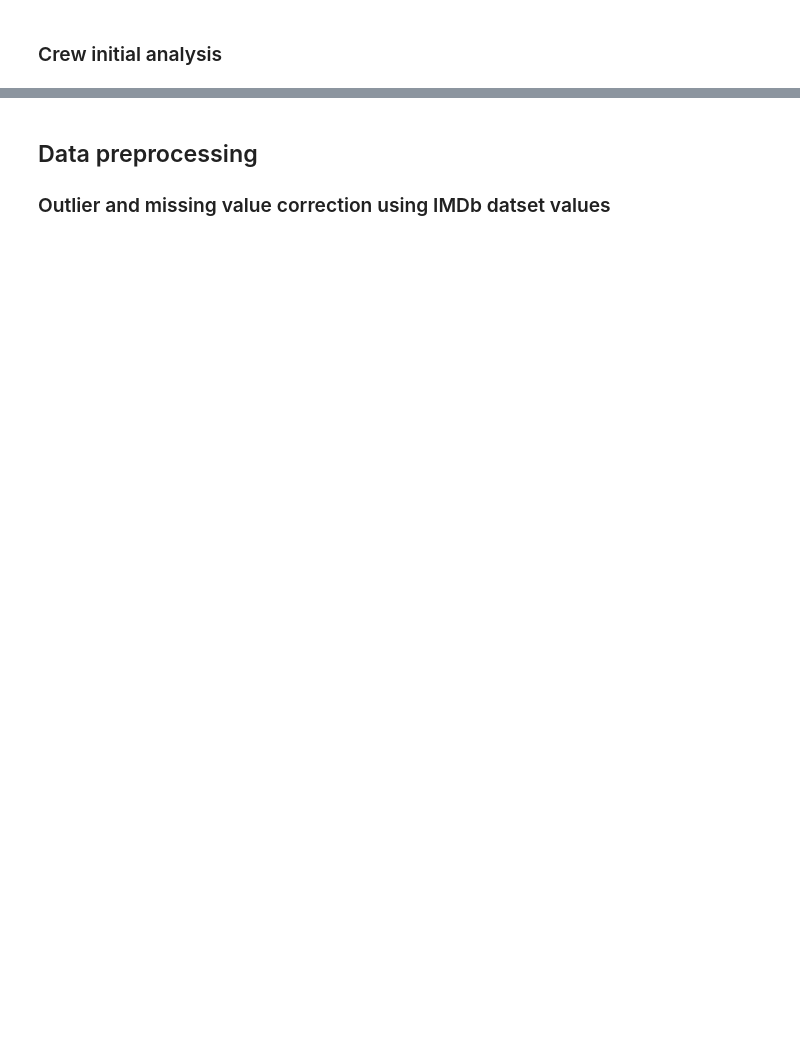
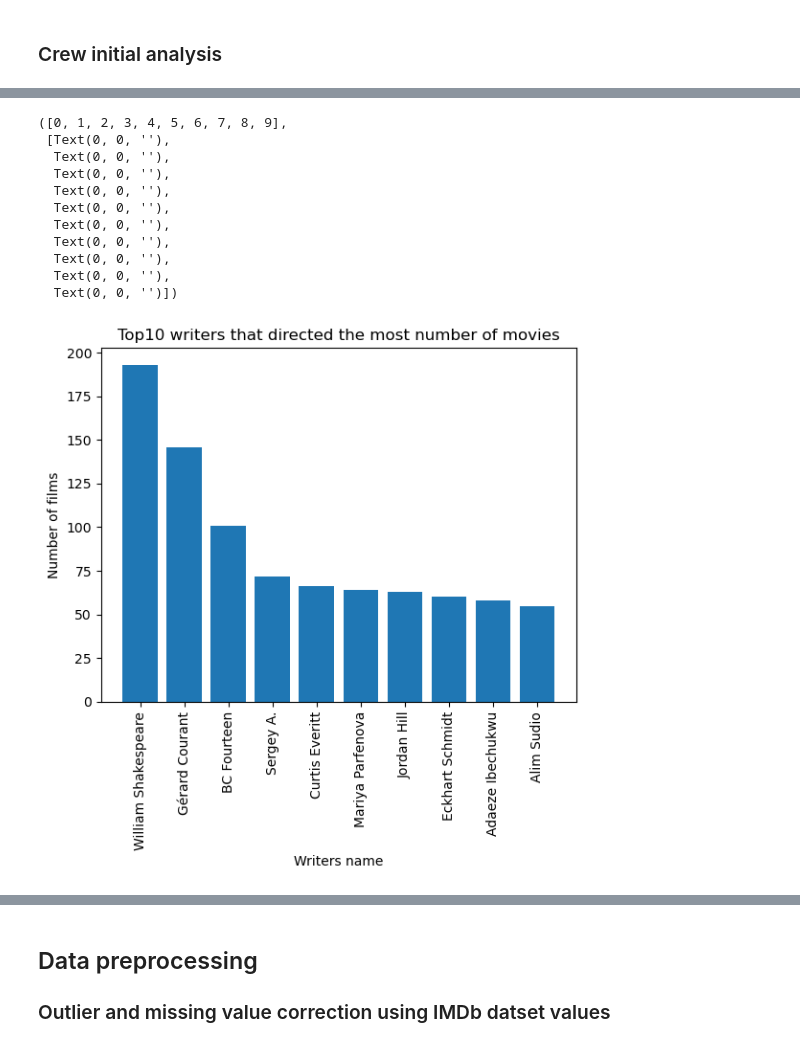
Before and after one commit to epfl-ada/ada-2022-project-shno, a Jupyter notebook: cmu_analysis.ipynb, the cells around one changed output, grey strips where cells are left out. Saved outputs shown, nothing was run; the diff lists cells and outputs as text; code cells hidden in the pictures; blank space fills up the shorter version.

```diff
--- a/cmu_analysis.ipynb
+++ b/cmu_analysis.ipynb
@@ -506,3 +719,29 @@ plt.xticks(rotation=90)
+# %%
+# Top10 writers that directed in the most nb of movies
+
+df_writers['nb of movies'] = df_writers['tconst'].apply(lambda x : len(x))
+df_top_writers = df_writers.sort_values(by='nb of movies', ascending=False).head(10)
+df_top_writers = df_top_writers.merge(df_name, how='inner', right_index=True, left_index=True)
+# %%
+plt.bar(df_top_writers['primaryName'].values, df_top_writers['nb of movies'].values)
+
+plt.xlabel('Writers name')
+plt.ylabel('Number of films')
+plt.title('Top10 writers that directed the most number of movies')
+plt.xticks(rotation=90)
+# %% [output]
+([0, 1, 2, 3, 4, 5, 6, 7, 8, 9],
+ [Text(0, 0, ''),
+  Text(0, 0, ''),
+  Text(0, 0, ''),
+  Text(0, 0, ''),
+  Text(0, 0, ''),
+  Text(0, 0, ''),
+  Text(0, 0, ''),
+  Text(0, 0, ''),
+  Text(0, 0, ''),
+  Text(0, 0, '')])
+[figure, added]
 # %%
 # Distribution of number of films in which actors played
 
```
Also changed, not shown: parts of 121 cells of this notebook.
